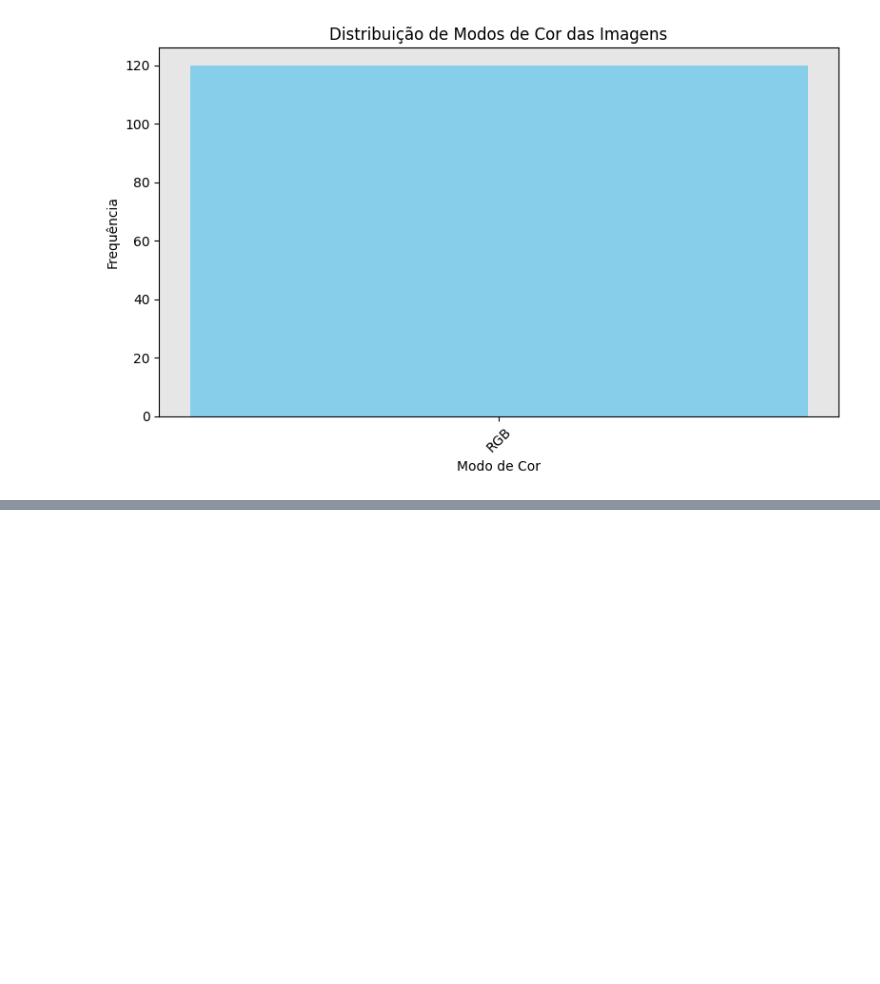
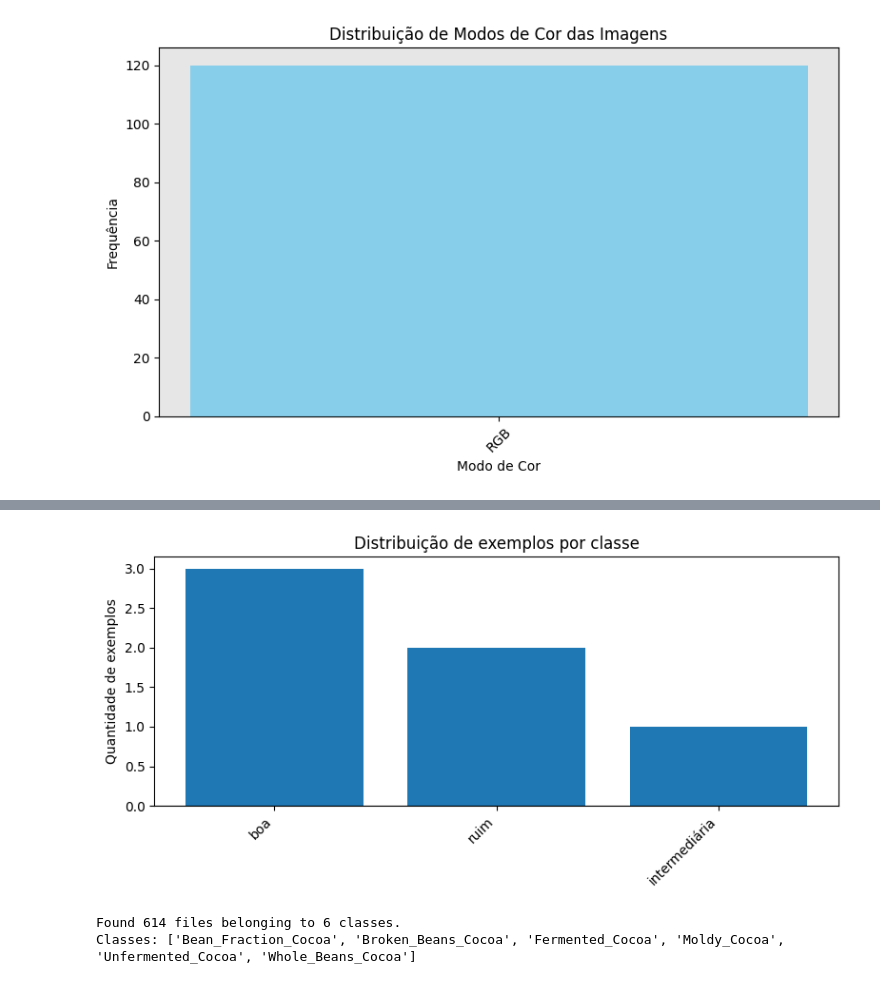
Before and after one commit to Priscilaleylianne/Projeto_Machine_Learning_Aplicacao_02, a Jupyter notebook: Notebooks/1_Analise_Dados_ML_APL_02.ipynb, the cells around one changed output, grey strips where cells are left out. Saved outputs shown, nothing was run; the diff lists cells and outputs as text; code cells hidden in the pictures; blank space fills up the shorter version.

Commit message:
Upadate1_Analise_Dados_ML_APL_02

```diff
--- a/Notebooks/1_Analise_Dados_ML_APL_02.ipynb
+++ b/Notebooks/1_Analise_Dados_ML_APL_02.ipynb
@@ -271,0 +351,44 @@ plot_images_per_class(DATASET_DIR, classes, samples=5)
+# %%
+import matplotlib.pyplot as plt
+
+classes = list(contagens.keys())
+valores = list(contagens.values())
+
+plt.figure(figsize=(8,4))
+plt.bar(classes, valores)
+plt.xticks(rotation=45, ha="right")
+plt.ylabel("Quantidade de exemplos")
+plt.title("Distribuição de exemplos por classe")
+plt.tight_layout()
+plt.show()
+# %% [output]
+[figure, added]
+# %%
+import tensorflow as tf
+
+# Define o tamanho padrão para o redimensionamento das imagens.
+# (Largura, Altura)
+# Este tamanho é comum para muitos modelos de Deep Learning.
+img_size = (224, 224)
+# Define o número de imagens a serem processadas em cada etapa de treinamento (batch).
+batch_size = 32
+
+# Cria um dataset de imagens usando o utilitário image_dataset_from_directory do Keras.
+# Ele carrega as imagens dos subdiretórios dentro de 'base_dir', onde cada subdiretório é uma classe.
+train_ds = tf.keras.preprocessing.image_dataset_from_directory(
+    # Caminho para o diretório raiz das imagens.
+    DATASET_DIR,
+    # Redimensiona todas as imagens para este tamanho.
+    image_size=img_size,
+    # Agrupa as imagens em lotes (batches).
+    batch_size=batch_size,
+    # Embaralha os dados para garantir a aleatoriedade e melhorar o treinamento.
+    shuffle=True
+)
+
+# Obtém os nomes das classes automaticamente inferidos a partir dos nomes dos subdiretórios.
+class_names = train_ds.class_names
+print("Classes:", class_names)
+# %% [output]
+Found 614 files belonging to 6 classes.
+Classes: ['Bean_Fraction_Cocoa', 'Broken_Beans_Cocoa', 'Fermented_Cocoa', 'Moldy_Cocoa', 'Unfermented_Cocoa', 'Whole_Beans_Cocoa']
```
Also changed, not shown: parts of 6 cells of this notebook.
